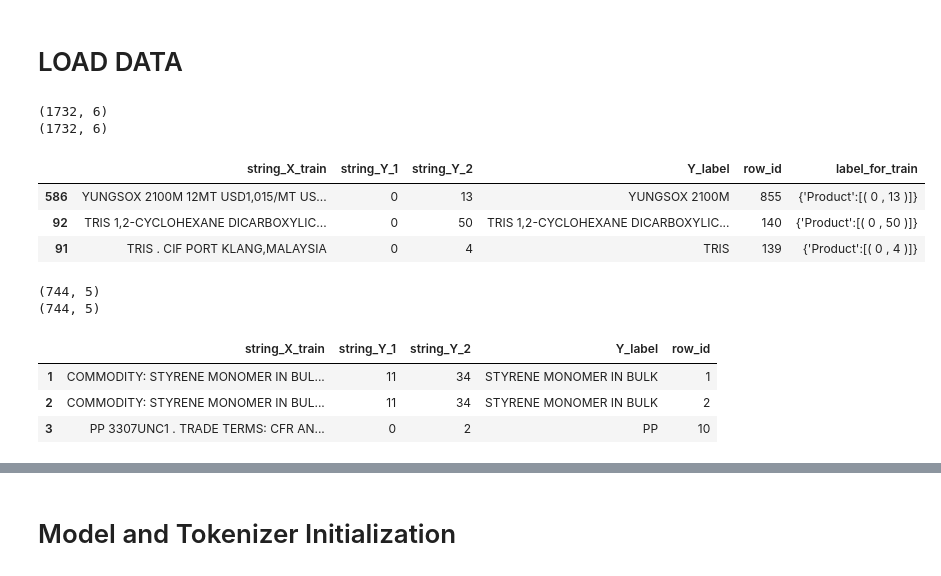
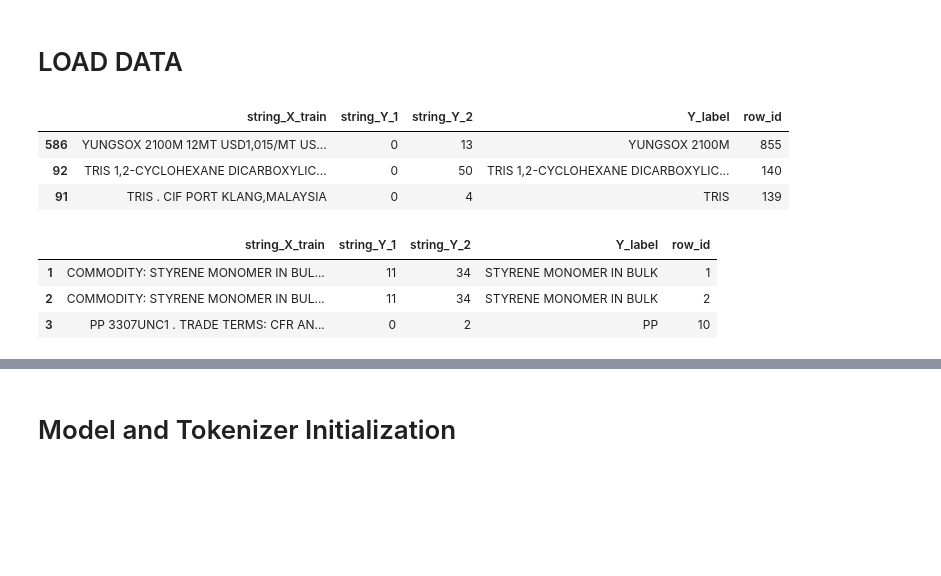
Before and after one commit to skywalker0803r/Product_Data_SQuAD, a Jupyter notebook: Product_Data_SQuAD.ipynb, the cells around one changed output, grey strips where cells are left out. Saved outputs shown, nothing was run; the diff lists cells and outputs as text; code cells hidden in the pictures; blank space fills up the shorter version.

```diff
--- a/Product_Data_SQuAD.ipynb
+++ b/Product_Data_SQuAD.ipynb
@@ -146,28 +172,19 @@ class MADGRAD(Optimizer):
 # %% [markdown]
 # LOAD DATA
 # %%
-train_df = pd.read_csv('Train_Product_Data_2021_0114.csv',index_col=0).drop(['Forward','Backward'],axis=1)
-print(train_df.shape)
+train_df = pd.read_csv('Train_Product_Data_2021_0114.csv',index_col=0).drop(['Forward','Backward','label_for_train'],axis=1)
 train_df = train_df.dropna(axis=0)
-print(train_df.shape)
-train_df.head(3)
+display(train_df.head(3))
+
+val_df = pd.read_csv('Val_Product_Data_2021_0114.csv',index_col=0).drop(['Forward','Backward'],axis=1)
+val_df = val_df.dropna(axis=0)
+display(val_df.head(3))
 # %% [output]
-(1732, 6)
-(1732, 6)
-|  | string_X_train | string_Y_1 | string_Y_2 | Y_label | row_id | label_for_train |
-| 586 | YUNGSOX 2100M 12MT USD1,015/MT US... | 0 | 13 | YUNGSOX 2100M | 855 | {'Product':[( 0 , 13 )]} |
-| 92 | TRIS 1,2-CYCLOHEXANE DICARBOXYLIC... | 0 | 50 | TRIS 1,2-CYCLOHEXANE DICARBOXYLIC... | 140 | {'Product':[( 0 , 50 )]} |
-| 91 | TRIS . CIF PORT KLANG,MALAYSIA | 0 | 4 | TRIS | 139 | {'Product':[( 0 , 4 )]} |
+|  | string_X_train | string_Y_1 | string_Y_2 | Y_label | row_id |
+| 586 | YUNGSOX 2100M 12MT USD1,015/MT US... | 0 | 13 | YUNGSOX 2100M | 855 |
+| 92 | TRIS 1,2-CYCLOHEXANE DICARBOXYLIC... | 0 | 50 | TRIS 1,2-CYCLOHEXANE DICARBOXYLIC... | 140 |
+| 91 | TRIS . CIF PORT KLANG,MALAYSIA | 0 | 4 | TRIS | 139 |
+|  | string_X_train | string_Y_1 | string_Y_2 | Y_label | row_id |
+| 1 | COMMODITY: STYRENE MONOMER IN BUL... | 11 | 34 | STYRENE MONOMER IN BULK | 1 |
+| 2 | COMMODITY: STYRENE MONOMER IN BUL... | 11 | 34 | STYRENE MONOMER IN BULK | 2 |
+| 3 | PP 3307UNC1 . TRADE TERMS: CFR AN... | 0 | 2 | PP | 10 |
-# %%
-val_df = pd.read_csv('Val_Product_Data_2021_0114.csv',index_col=0).drop(['Forward','Backward'],axis=1)
-print(val_df.shape)
-val_df = val_df.dropna(axis=0)
-print(val_df.shape)
-val_df.head(3)
-# %% [output]
-(744, 5)
-(744, 5)
-|  | string_X_train | string_Y_1 | string_Y_2 | Y_label | row_id |
-| 1 | COMMODITY: STYRENE MONOMER IN BUL... | 11 | 34 | STYRENE MONOMER IN BULK | 1 |
-| 2 | COMMODITY: STYRENE MONOMER IN BUL... | 11 | 34 | STYRENE MONOMER IN BULK | 2 |
-| 3 | PP 3307UNC1 . TRADE TERMS: CFR AN... | 0 | 2 | PP | 10 |
```
Also changed, not shown: parts of 21 cells of this notebook.
